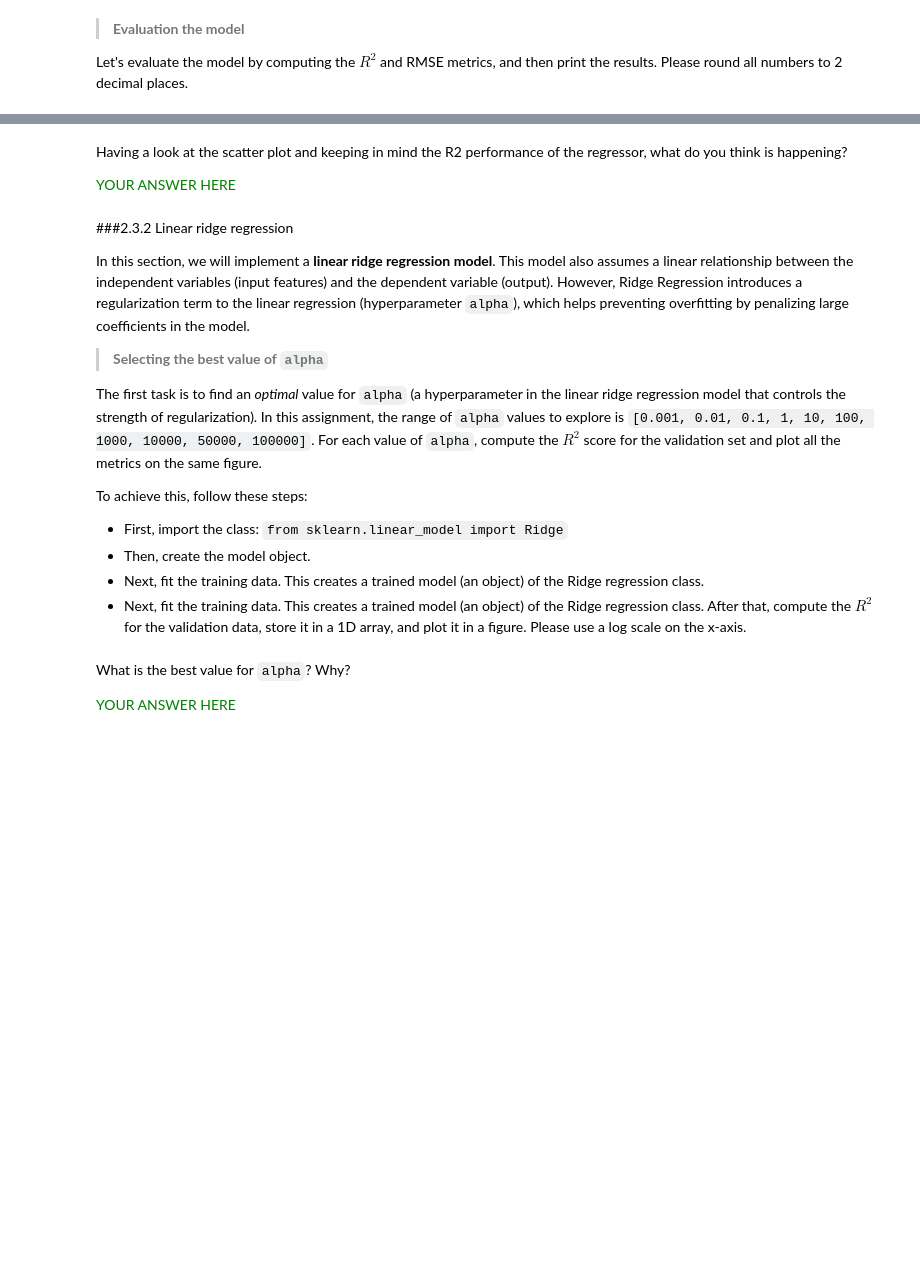
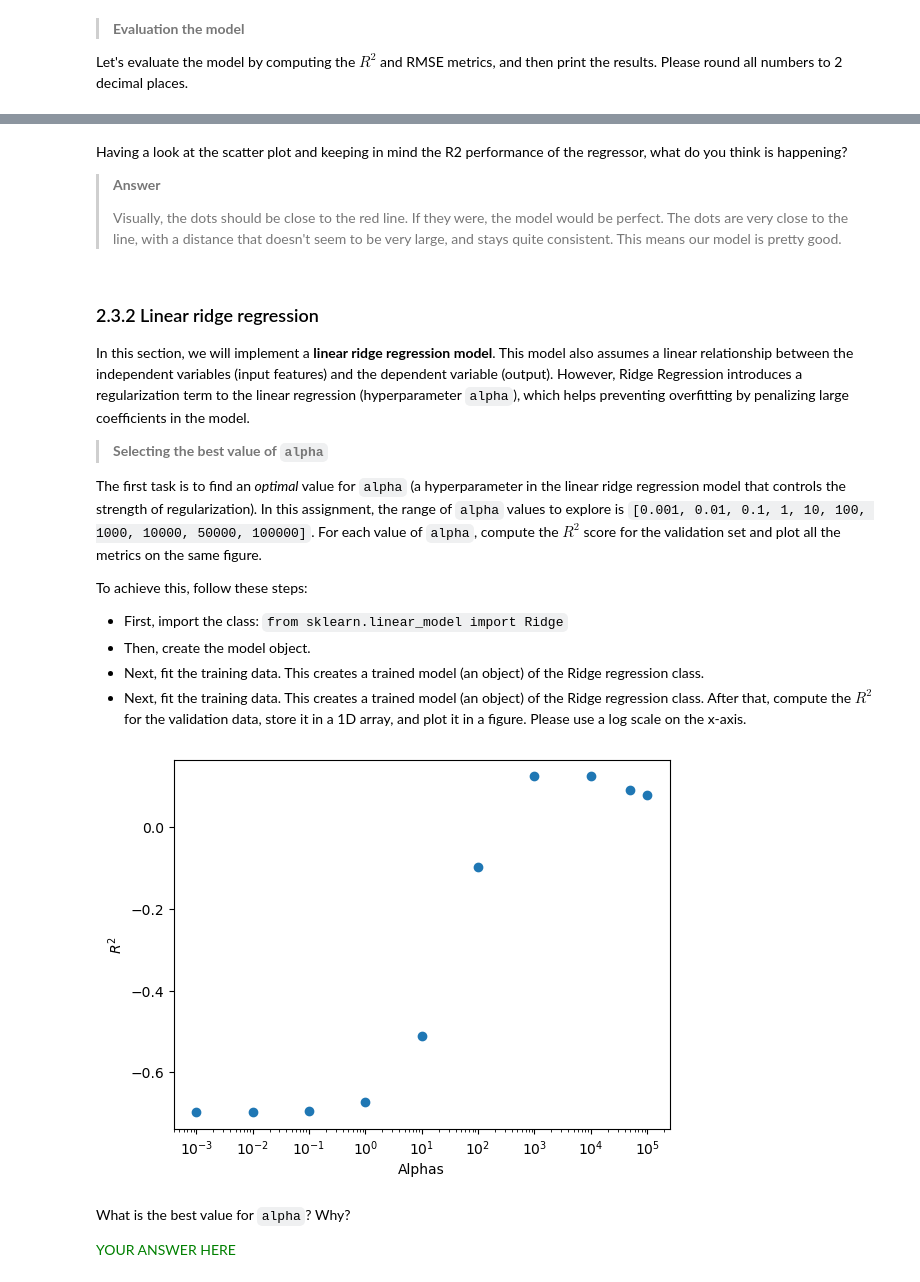
Before and after one commit to alonso-herreros/uni-mtde-lab1, a Jupyter notebook: Lab_regression_student_24_25.ipynb, the cells around one changed output, grey strips where cells are left out. Cells and saved outputs as stored; diff of their text form; code cells hidden in the pictures; blank space fills up the shorter version.

```diff
--- a/Lab_regression_student_24_25.ipynb
+++ b/Lab_regression_student_24_25.ipynb
@@ -192,7 +275,10 @@ $\underline{\text{Note}}$: Set the `random_state` to a fixed value,  such as 42.
 ![train_test_1.png](embedded-picture-1)
 # %%
 from sklearn.model_selection import train_test_split
-#YOUR CODE HERE
+# NOTE: ANSWER CODE HERE
 # Initialize the variables X_train_val, X_test, y_train_val and y_test
+X_train_val, X_test, y_train_val, y_test = train_test_split(
+        X, y, train_size=0.7, random_state=42
+    )
 # %% [markdown]
 How many samples are there in both subsets? Print the result!
@@ -211,8 +301,11 @@ $\underline{\text{Note}}$: Again, set the `random_state` to a fixed value, such
 # %% [markdown]
 ![train_test_new.png](embedded-picture-1)
 # %%
-#YOUR CODE HERE
+# NOTE: ANSWER CODE HERE
 # Initialize the variables X_train, X_val, y_train and y_val
+X_train, X_val, y_train, y_val = train_test_split(
+        X_train_val, y_train_val, train_size=0.7, random_state=42
+    )
 # %% [markdown]
 How many samples are there in the training, validation, and test subsets, respectively?
 # %%
@@ -366,10 +492,13 @@ plt.show()
 # %% [markdown]
 Having a look at the scatter plot and keeping in mind the R2 performance of the regressor, what do you think is happening?
 
-
-<font color = 'green'> YOUR ANSWER HERE
+> **Answer**
+>
+> Visually, the dots should be close to the red line. If they were, the model would be perfect. The
+> dots are very close to the line, with a distance that doesn't seem to be very large, and stays
+> quite consistent. This means our model is pretty good.
 # %% [markdown]
-###2.3.2 Linear ridge regression
+### 2.3.2 Linear ridge regression
 
 In this section, we will implement a **linear ridge regression model**. This model also assumes a linear relationship between the independent variables (input features) and the dependent variable (output). However, Ridge Regression introduces a regularization term to the linear regression (hyperparameter `alpha`), which helps preventing overfitting by penalizing large coefficients in the model.
 
@@ -390,0 +516,16 @@ from sklearn.linear_model import Ridge
+# %%
+from sklearn.linear_model import Ridge
+
+alphas = [1e-3, 0.01, 0.1, 1, 10, 100, 1e3, 10e3, 50e3, 100e3]
+
+# YOUR CODE HERE
+rrs = [Ridge(alpha=a).fit(X_train, y_train) for a in alphas]
+r2_rrs = [rr.score(X_test, y_test) for rr in rrs]
+
+plt.scatter(alphas, r2_rrs)
+plt.xlabel('Alphas')
+plt.ylabel('$R^2$')
+plt.xscale('log')
+plt.show()
+# %% [output]
+[figure, added]
```
Also changed, not shown: parts of 40 cells of this notebook.
